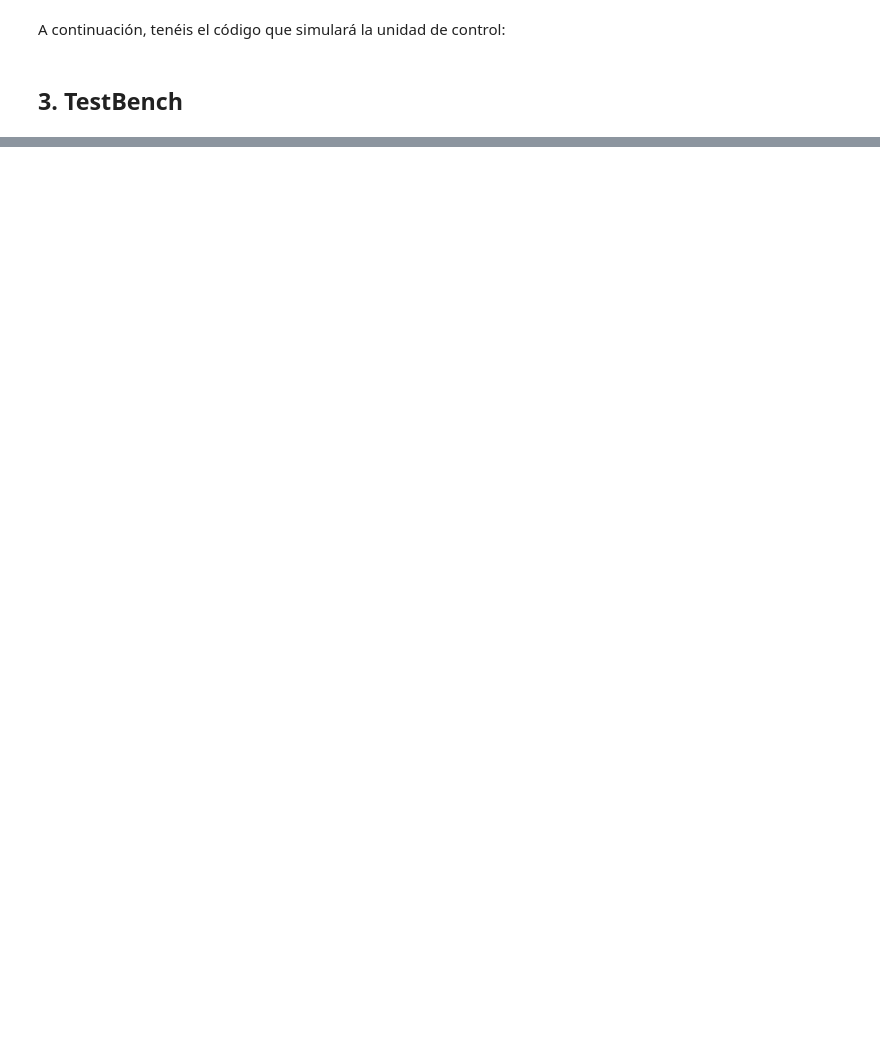
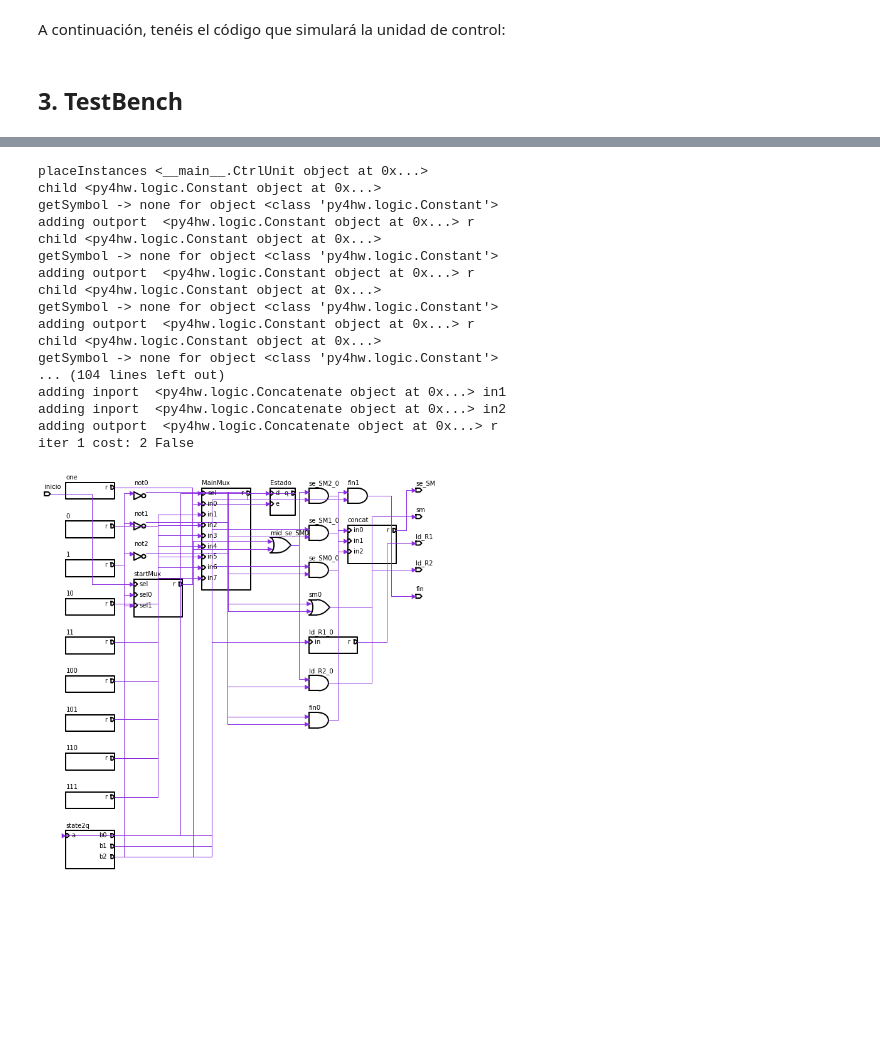
Before and after one commit to ThePituLegend/py4hw-examples, a Jupyter notebook: UP_UC_amb_Muxes.ipynb, the cells around one changed output, grey strips where cells are left out. Drawn from its saved outputs; the diff is of its cells as text; code cells hidden in the pictures; blank space fills up the shorter version.

```diff
--- a/UP_UC_amb_Muxes.ipynb
+++ b/UP_UC_amb_Muxes.ipynb
@@ -261,6 +253,10 @@ class CtrlUnit(Logic):
 
         # se_SM concatenation
         Concatenate(self, "concat", se_SMBits, se_SM)
+
+
+    def schematic(self):
+       Schematic(self)
 # %% [markdown]
 ## 3. TestBench
 # %%
@@ -316,0 +350,21 @@ draw(sim.get_waveform("Diagrama"))
+# %%
+ctrl.schematic()
+# %% [output]
+placeInstances <__main__.CtrlUnit object at 0x...>
+child <py4hw.logic.Constant object at 0x...>
+getSymbol -> none for object <class 'py4hw.logic.Constant'>
+adding outport  <py4hw.logic.Constant object at 0x...> r
+child <py4hw.logic.Constant object at 0x...>
+getSymbol -> none for object <class 'py4hw.logic.Constant'>
+adding outport  <py4hw.logic.Constant object at 0x...> r
+child <py4hw.logic.Constant object at 0x...>
+getSymbol -> none for object <class 'py4hw.logic.Constant'>
+adding outport  <py4hw.logic.Constant object at 0x...> r
+child <py4hw.logic.Constant object at 0x...>
+getSymbol -> none for object <class 'py4hw.logic.Constant'>
+... (104 lines left out)
+adding inport  <py4hw.logic.Concatenate object at 0x...> in1
+adding inport  <py4hw.logic.Concatenate object at 0x...> in2
+adding outport  <py4hw.logic.Concatenate object at 0x...> r
+iter 1 cost: 2 False
+[figure, added]
```
Also changed, not shown: parts of 8 cells of this notebook.
